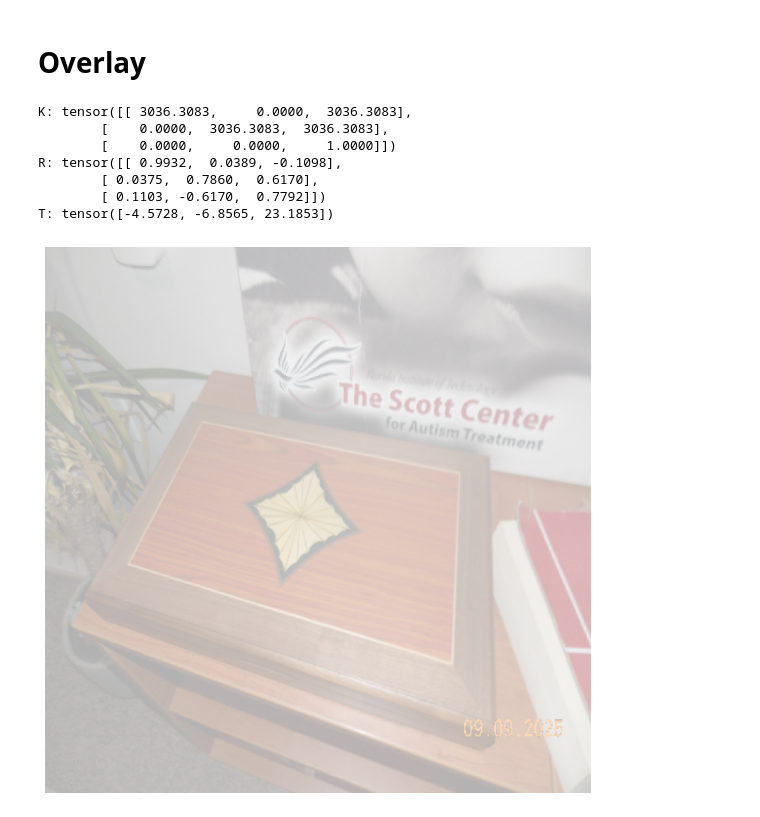
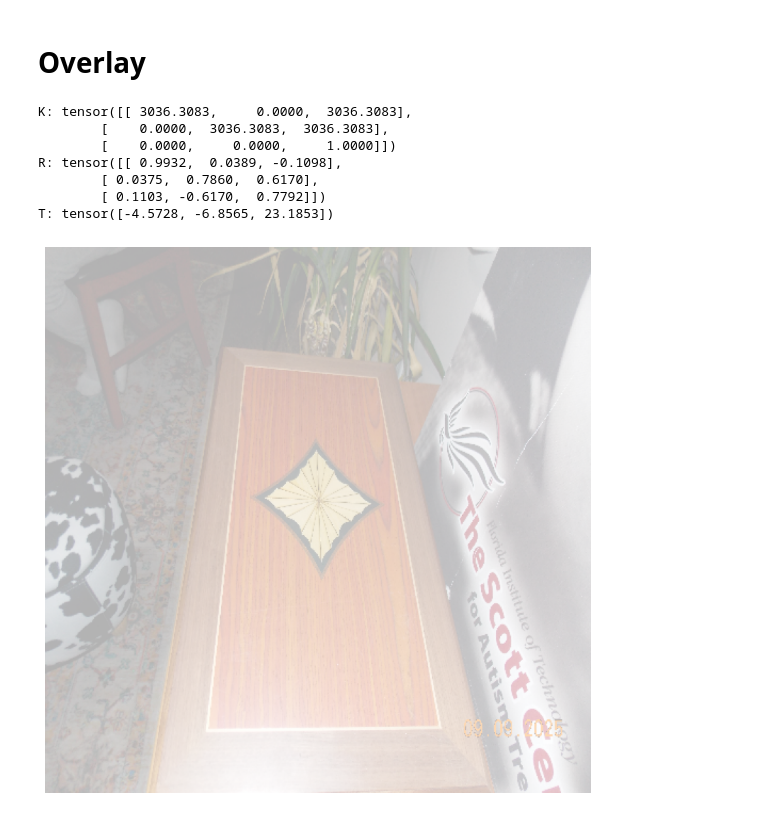
Before and after one commit to Tiromachelan/Augmented-Reality-with-PyTorch-3D, a Jupyter notebook: demo_pytorch3D_rendering.ipynb, the cells around one changed output. Cells and saved outputs as stored; diff of their text form; code cells hidden in the pictures.

```diff
--- a/demo_pytorch3D_rendering.ipynb
+++ b/demo_pytorch3D_rendering.ipynb
@@ -1977,7 +1977,7 @@ from pytorch3d.io import load_objs_as_meshes
 from pytorch3d.transforms import so3_exponential_map
 
 # load background image
-bg_img = cv2.imread("/content/camera-pose-estimator/DSCN0850.JPG")
+bg_img = cv2.imread("/content/camera-pose-estimator/DSCN0851.JPG")
 bg_img = cv2.cvtColor(bg_img, cv2.COLOR_BGR2RGB)
 bg_img = cv2.resize(bg_img, (512, 512))  # Match render size
 
@@ -2022,31 +2022,31 @@ obj_filename = "./data/cow_mesh/cow.obj"
 mesh = load_objs_as_meshes([obj_filename], device=device)
 
 # renderer setup
 raster_settings = RasterizationSettings(image_size=512, blur_radius=0.0, faces_per_pixel=1)
 lights = PointLights(device=device, location=[[0.0, 0.0, -3.0]])
 renderer = MeshRenderer(
     rasterizer=MeshRasterizer(cameras=cameras, raster_settings=raster_settings),
     shader=SoftPhongShader(device=device, cameras=cameras, lights=lights)
 )
 
 # render mesh
 rendered_img = renderer(mesh)[0, ..., :3].cpu().numpy()
 
 # overlay mesh on background
 alpha = 0.7  # mesh opacity
 composite = (alpha * rendered_img + (1 - alpha) * bg_img / 255.0)
 
 import matplotlib.pyplot as plt
 plt.figure(figsize=(10, 10))
 plt.imshow(composite)
 plt.axis("off")
 plt.show()
 # %% [output]
 K: tensor([[ 3036.3083,     0.0000,  3036.3083],
         [    0.0000,  3036.3083,  3036.3083],
         [    0.0000,     0.0000,     1.0000]])
 R: tensor([[ 0.9932,  0.0389, -0.1098],
         [ 0.0375,  0.7860,  0.6170],
         [ 0.1103, -0.6170,  0.7792]])
 T: tensor([-4.5728, -6.8565, 23.1853])
-[figure, old version]
+[figure, new version]
```
Also changed, not shown: parts of 1 cell of this notebook.
